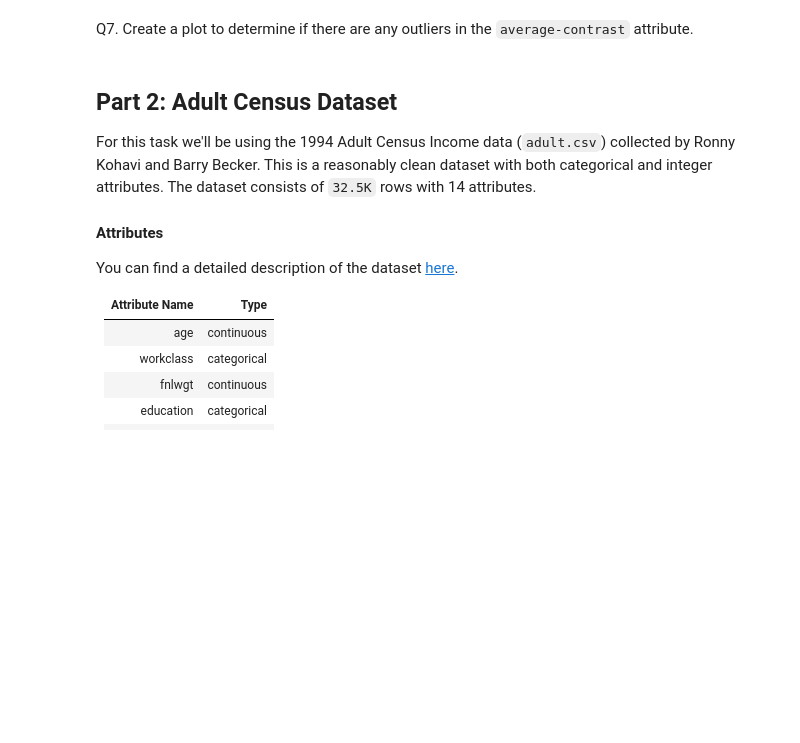
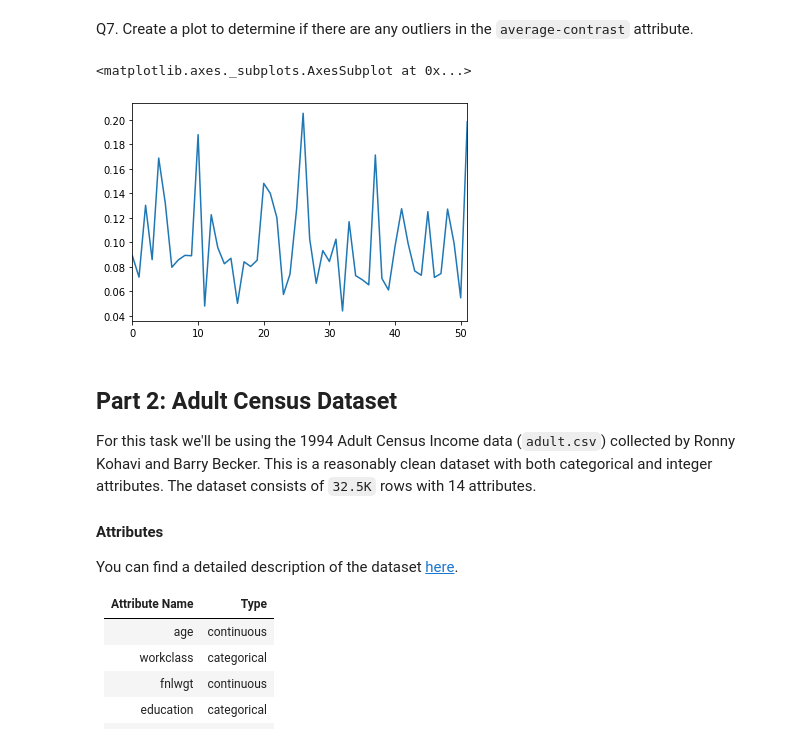
Before and after one commit to peytonbreech16/CS329E-DataAnalytics, a Jupyter notebook: Assignments/Assignment0- Data Exploration/Assignment0.ipynb, the cells around one changed output. Drawn from its saved outputs; the diff is of its cells as text; code cells hidden in the pictures; blank space fills up the shorter version.

```diff
--- a/Assignments/Assignment0- Data Exploration/Assignment0.ipynb
+++ b/Assignments/Assignment0- Data Exploration/Assignment0.ipynb
@@ -96,3 +110,9 @@ leaf_data["average-constrast"].plot.sca
+# %%
+# creating a line plot graph to determine the outliers of average-contrast
+leaf_data["average-contrast"].plot()
+# %% [output]
+<matplotlib.axes._subplots.AxesSubplot at 0x...>
+[figure, added]
 # %% [markdown]
 ## Part 2: Adult Census Dataset
 
```
Also changed, not shown: parts of 10 cells of this notebook.
